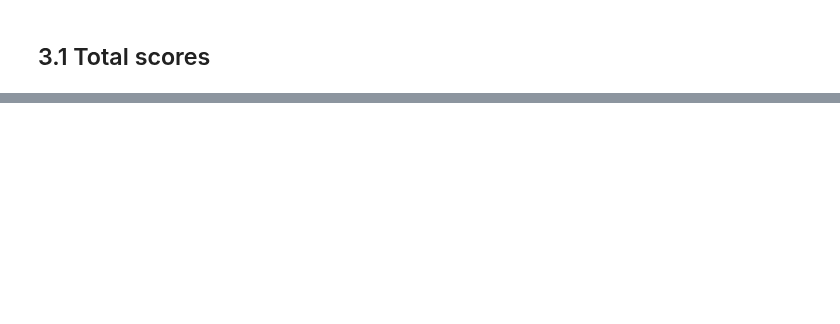
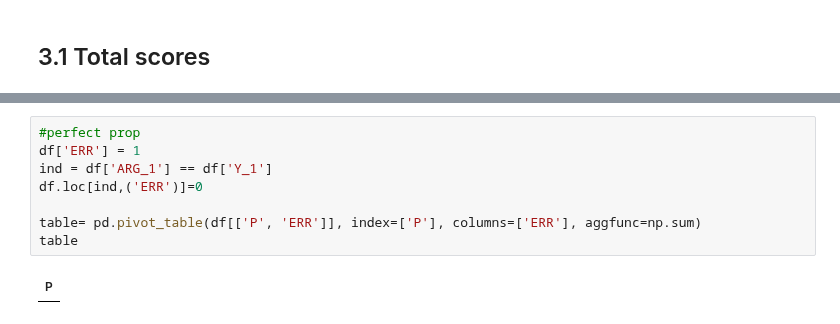
Before and after one commit to guilhermevarela/deep_srlbr, a Jupyter notebook: notebooks/evaluation-metrics.ipynb, the cells around one changed output, grey strips where cells are left out. Cells and saved outputs as stored; diff of their text form; blank space fills up the shorter version.

```diff
--- a/notebooks/evaluation-metrics.ipynb
+++ b/notebooks/evaluation-metrics.ipynb
@@ -166,0 +167,10 @@ f1 score: 62.20\%
+# %%
+#perfect prop
+df['ERR'] = 1
+ind = df['ARG_1'] == df['Y_1']
+df.loc[ind,('ERR')]=0
+
+table= pd.pivot_table(df[['P', 'ERR']], index=['P'], columns=['ERR'], aggfunc=np.sum)
+table
+# %% [output]
+| P |
```
Also changed, not shown: parts of 3 cells of this notebook, 5 other files.
